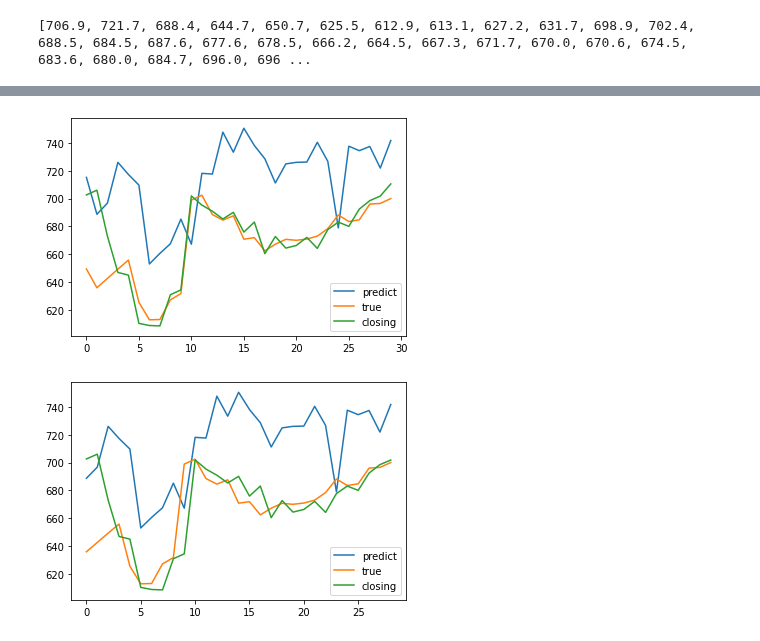
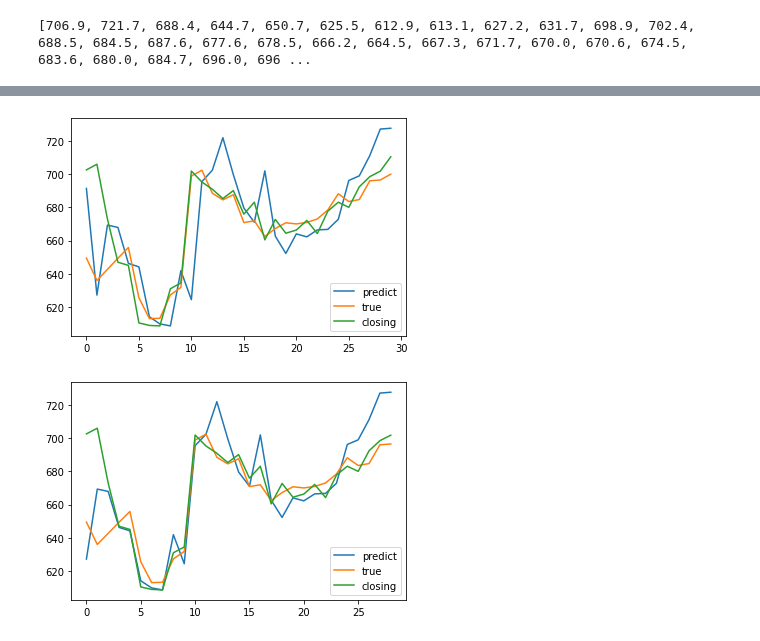
Before and after one commit to manqingfu/futures, a Jupyter notebook: check_predict.ipynb, the cells around one changed output, grey strips where cells are left out. Cells and saved outputs as stored; diff of their text form; code cells hidden in the pictures.

```diff
--- a/check_predict.ipynb
+++ b/check_predict.ipynb
@@ -1,6 +1,6 @@
 # %%
 import pickle
-fr=open("predict1122.txt","rb")
+fr=open("predict1124.txt","rb")
 result=pickle.load(fr)
 con_p=result[0][-30:]
 act_p=result[1][-30:]
@@ -87,15 +102,15 @@ plt.plot(con_closing,label="closing")
 plt.legend()
 plt.show()
 # %% [output]
-[figure, old version]
+[figure, new version]
 # %%
 plt.plot(act_p[1:],label="predict")
-plt.plot(act[1:],label="true")
+plt.plot(act[:-1],label="true")
 plt.plot(con_closing[:-1],label="closing")
 plt.legend()
 plt.show()
 # %% [output]
-[figure, old version]
+[figure, new version]
 # %%
 count=0
 for i in range(30):
```
Also changed, not shown: parts of 10 cells of this notebook, 8 other files.
